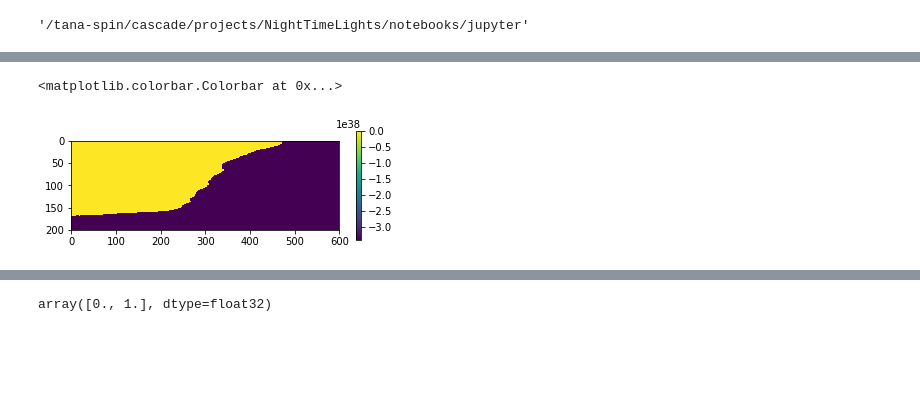
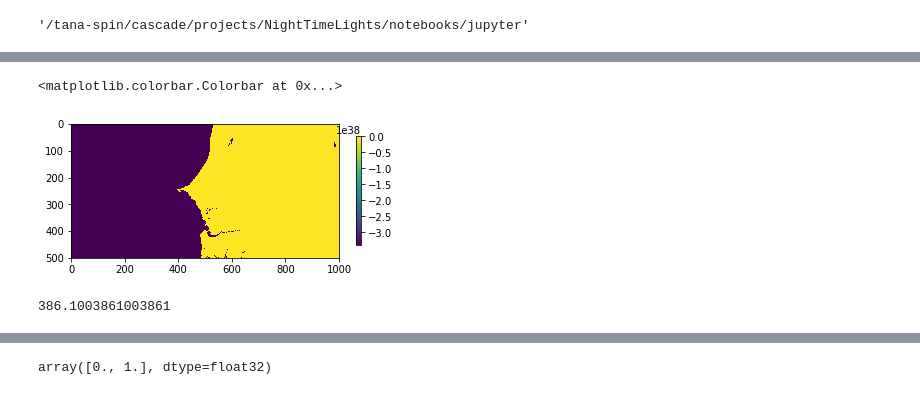
Before and after one commit to cascadet/AfricaUrbanPop, a Jupyter notebook: notebooks/jupyter/2018-10-12-Raster.ipynb, the cells around one changed output, grey strips where cells are left out. Saved outputs shown, nothing was run; the diff lists cells and outputs as text; code cells hidden in the pictures; blank space fills up the shorter version.

```diff
--- a/notebooks/jupyter/2018-10-12-Raster.ipynb
+++ b/notebooks/jupyter/2018-10-12-Raster.ipynb
@@ -34,10 +48,10 @@ cwd
 # %% [output]
 '/tana-spin/cascade/projects/NightTimeLights/notebooks/jupyter'
 # %%
-filepath = "/home/cascade/tana-crunch-cascade/cascade/projects/NightTimeLights/data/raw/" # will build out folders later
+filepath = "/home/cascade/tana-spin-cascade/projects/NightTimeLights/data/raw/" # will build out folders later
 # %%
-ghana100m_2010 = rasterio.open(filepath+"GHA10_040213.tif")
-ghana100m_2010.meta
+africa1k_2000 = rasterio.open(filepath+"AFR_PPP_2000_adj_v2.tif")
+africa1k_2000.meta
 # %% [output]
 {'count': 1,
  'crs': CRS({'init': 'epsg:4326'}),
@@ -57,10 +76,17 @@ len(np.unique(test))
 # %%
-subset = ghana100m_2010.read(1, window=((7000, 7200), (2700, 3300)))
+subset = africa1k_2000.read(1, window=((3000, 3500), (1500, 2500)))
 plt.imshow(subset)
 plt.colorbar(shrink=0.5)
 # %% [output]
 <matplotlib.colorbar.Colorbar at 0x...>
-[figure, old version]
+[figure, new version]
+# %%
+# https://www2.census.gov/geo/pdfs/reference/ua/Defining_Rural.pdf
+
+density = 1000/ 2.59 #density per sq km from sq mi
+print(density)
+# %% [output]
+386.1003861003861
 # %%
 import copy
 subset_copy = copy.copy(subset)
```
Also changed, not shown: parts of 61 cells of this notebook.
